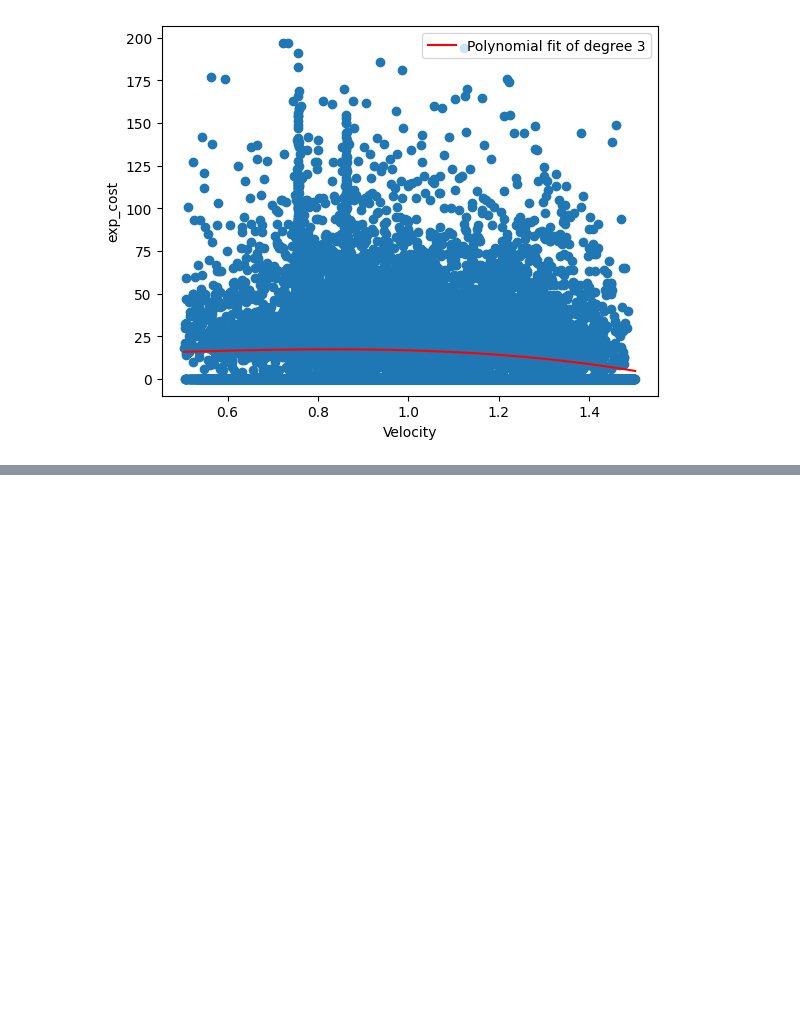
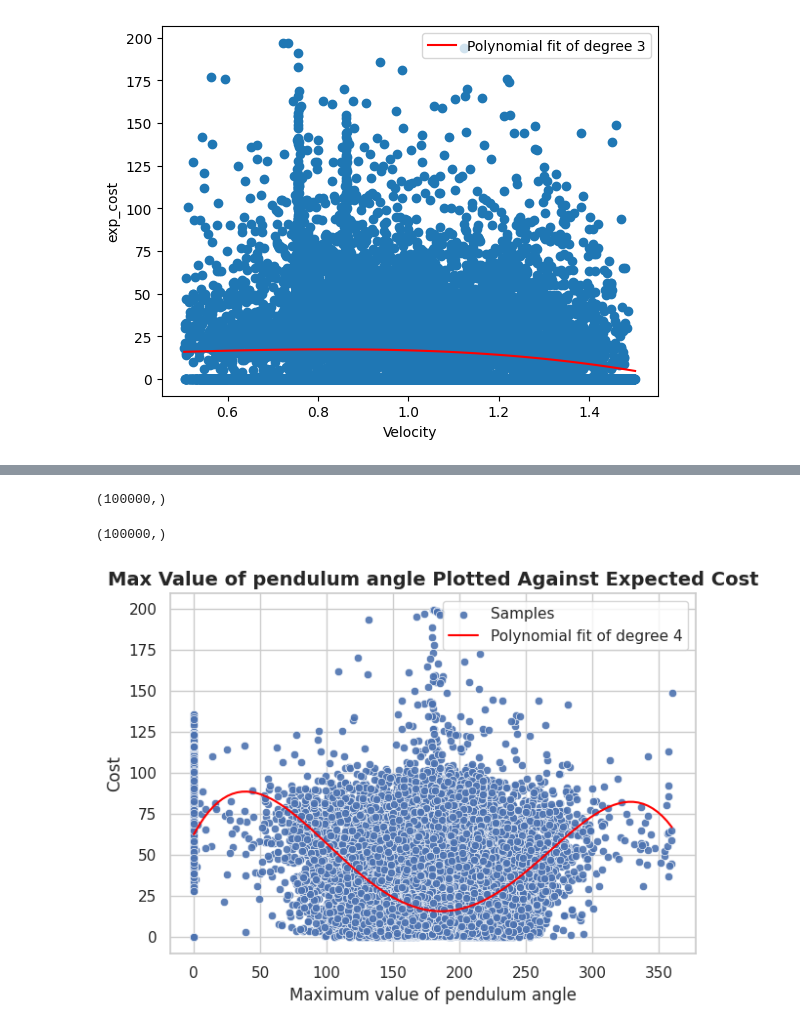
Before and after one commit to Shirkanzilla/predictive-control-switch, a Jupyter notebook: predictive_control_switch/dataset_creation/create_dataset.ipynb, the cells around one changed output, grey strips where cells are left out. Drawn from its saved outputs; the diff is of its cells as text; code cells hidden in the pictures; blank space fills up the shorter version.

```diff
--- a/predictive_control_switch/dataset_creation/create_dataset.ipynb
+++ b/predictive_control_switch/dataset_creation/create_dataset.ipynb
@@ -14,12 +50,18 @@ import matplotlib.pyplot as plt
 # %% [markdown]
 # Generating a dataset
 # %%
-env = safety_gymnasium.make('SafetyPointGoal1-v0', max_episode_steps=1000)
+env = safety_gymnasium.make('SafetyDoggoCircle1-v0', max_episode_steps=1000)
 # %%
 def create_random_agent(env, hidden_layers=[255,255,255,255], activation='relu', weight_initialization_mode='orthogonal'):
     obs_space = env.observation_space
     act_space = env.action_space
     return GaussianLearningActor(obs_space, act_space, hidden_layers, activation=activation, weight_initialization_mode=weight_initialization_mode)
 # %%
-env.obs_space_dict.keys()
+obs_columns = []
+for key in env.obs_space_dict.keys():
+    for i in range(env.obs_space_dict[key].shape[0]):
+        obs_columns.append(f'{key}_{i}')
+for i in range(env.action_space.shape[0]):
+    obs_columns.append(f'action_{i}')
+print(obs_columns)
 # %% [output]
@@ -505,0 +568,2 @@ velocity_direction_plot(df_aligned["velocimeter0"], df_aligned["velocimeter1"],
+# %%
+df = pd.read_pickle("../../runs/PPO-{SafeAgentSauteInvertedPendulum-v4}/seed-000-2026-04-08-14-03-53/dataset.pkl")
@@ -505,0 +582,15 @@ velocity_direction_plot(df_aligned["velocimeter0"], df_aligned["velocimeter1"],
+# %%
+angle = np.degrees(np.abs(df['q_pos_1'])) % 360
+angle_to_bad_state = np.abs(angle - 180)
+# %%
+angle.shape
+# %% [output]
+(100000,)
+# %%
+df['q_pos_1'].shape
+# %% [output]
+(100000,)
+# %%
+max_value_plot(pd.DataFrame({'pendulum angle': angle}), df["exp_cost"], polynomial_degree=4, x_name="pendulum angle")
+# %% [output]
+[figure, added]
```
Also changed, not shown: parts of 26 cells of this notebook, 26 other files.
